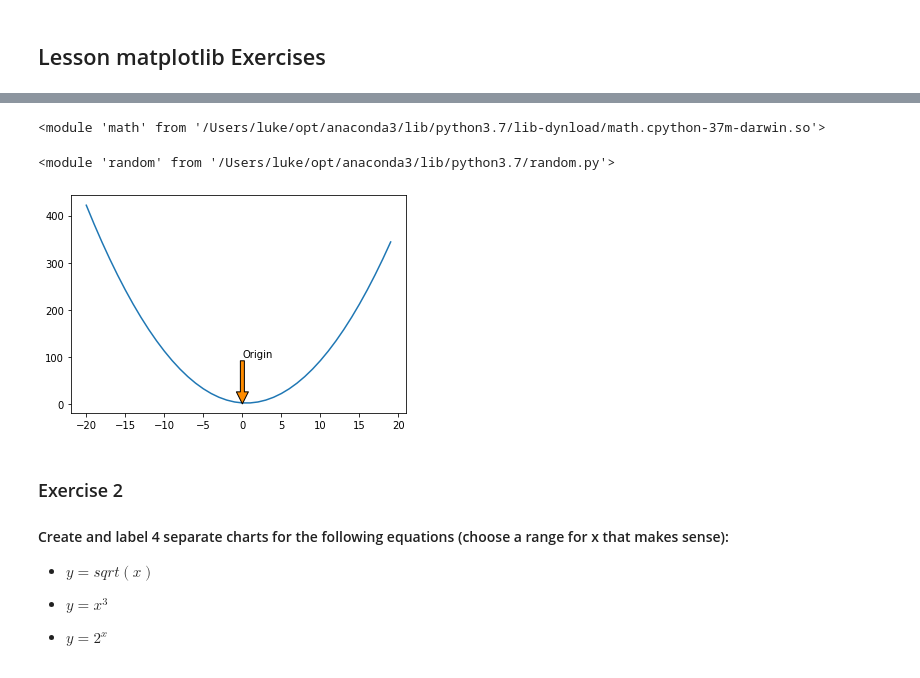
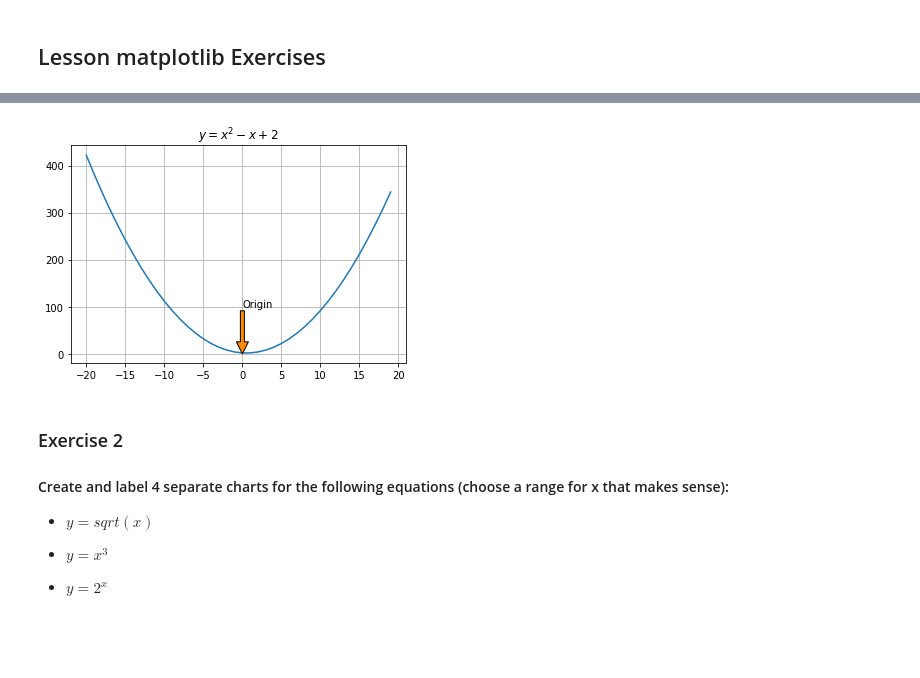
Before and after one commit to lukewbecker/numpy-pandas-visualization-exercises, a Jupyter notebook: matplotlib_exercises.ipynb, the cells around one changed output, grey strips where cells are left out. Saved outputs shown, nothing was run; the diff lists cells and outputs as text; code cells hidden in the pictures; blank space fills up the shorter version.

```diff
--- a/matplotlib_exercises.ipynb
+++ b/matplotlib_exercises.ipynb
@@ -8,27 +7,19 @@ print(plt)
-# %%
-import math
-print(math)
-# %% [output]
-<module 'math' from '/Users/luke/opt/anaconda3/lib/python3.7/lib-dynload/math.cpython-37m-darwin.so'>
-# %%
-import random
-print(random)
-# %% [output]
-<module 'random' from '/Users/luke/opt/anaconda3/lib/python3.7/random.py'>
 # %%
 # Use matplotlib to plot the following equation:
 # y = (x ** 2) - x + 2
 
 x = list(range(-20, 20))
 y = [i ** 2 - i + 2 for i in x]
 
 
 plt.plot(x, y)
 plt.annotate('Origin', xy=(0,0), xytext = (0, 100),
             arrowprops=dict(facecolor = 'darkorange'))
+plt.title("$y = x^2 - x + 2$")
+plt.grid(b=True)
 plt.show()
 # %% [output]
-[figure, old version]
+[figure, new version]
 # %% [markdown]
 ### Exercise 2
 #### Create and label 4 separate charts for the following equations (choose a range for x that makes sense):
```
Also changed, not shown: parts of 7 cells of this notebook, 1 other file.
